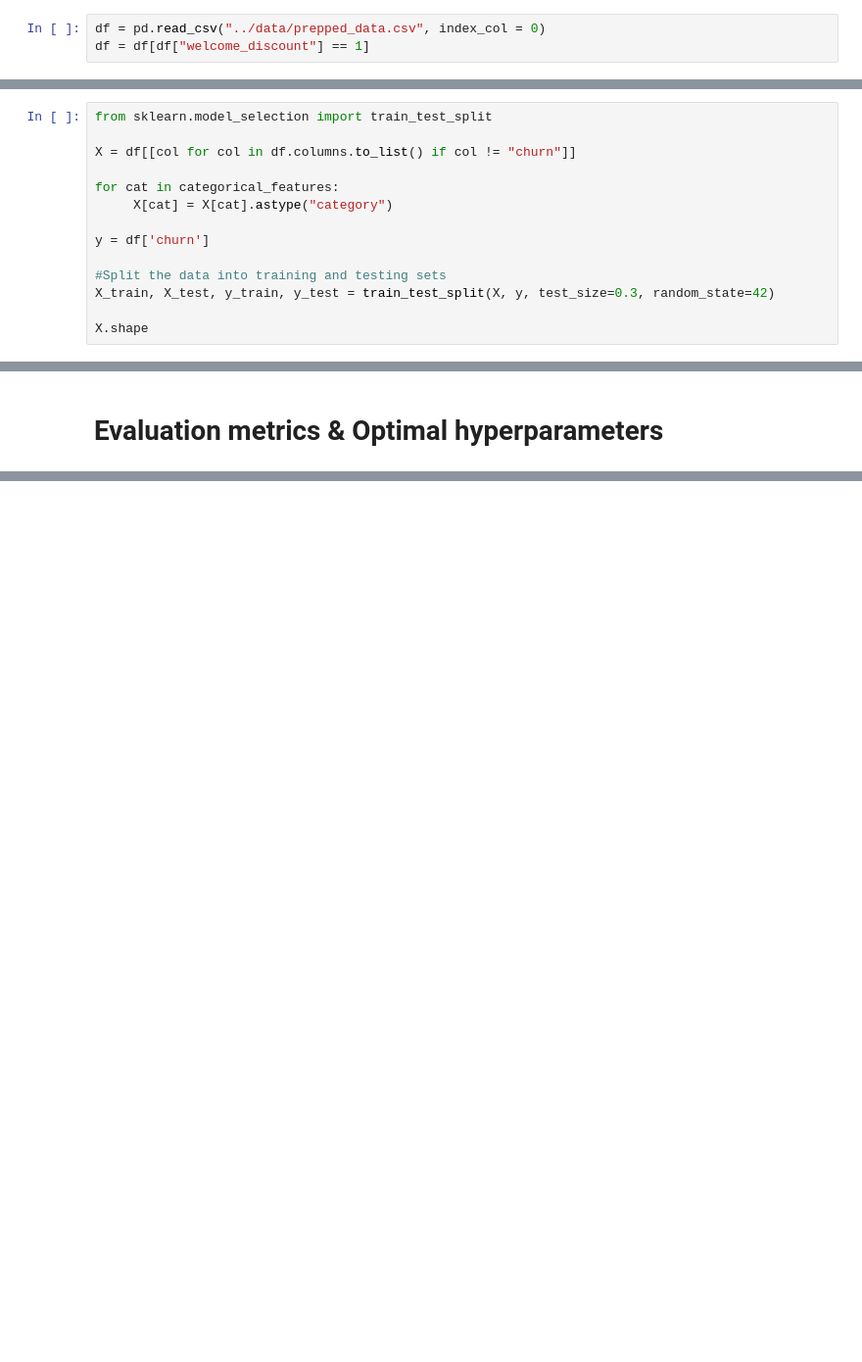
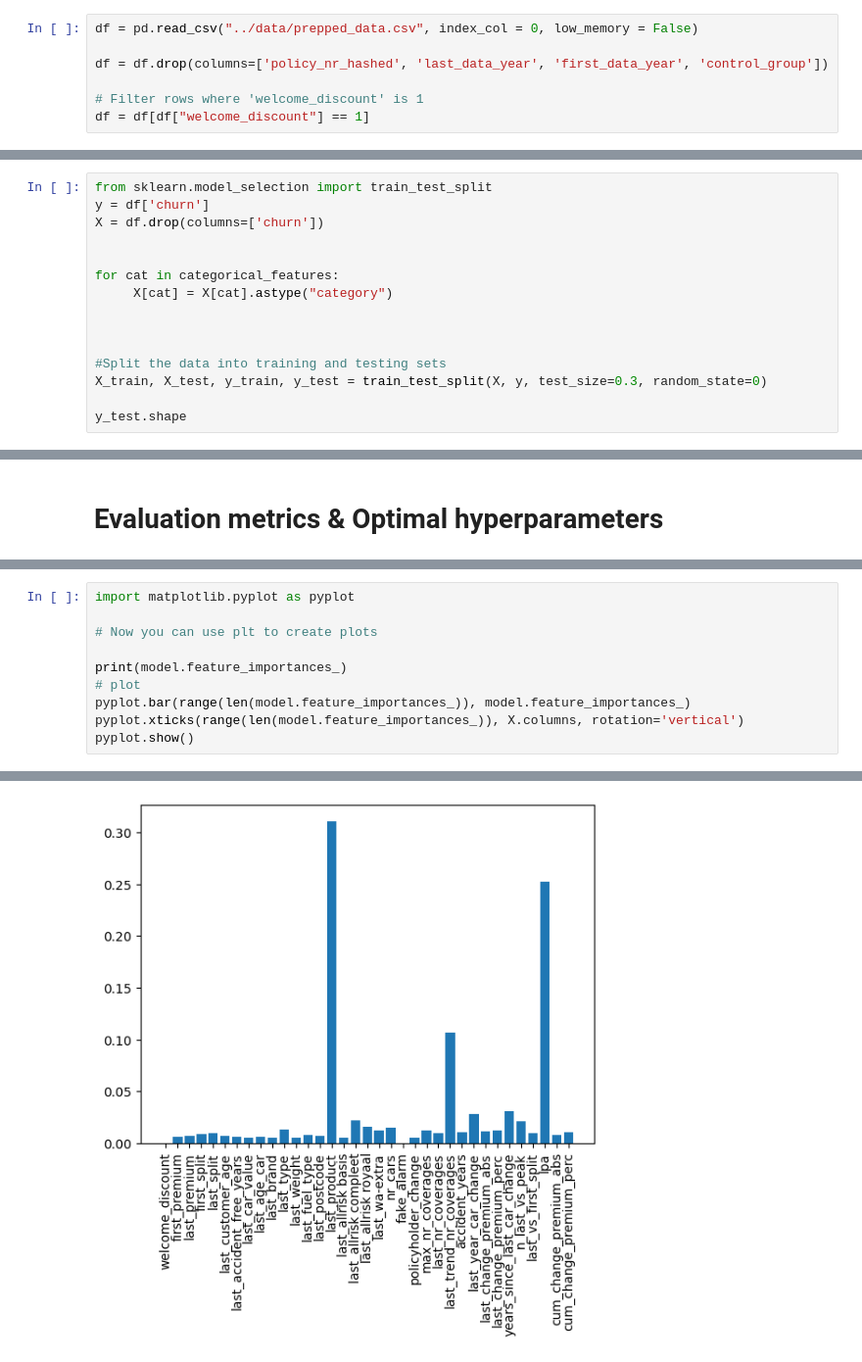
Before and after one commit to victormorizon/baqm-seminar-16, a Jupyter notebook: baseline/model_sten.ipynb, the cells around one changed output, grey strips where cells are left out. Shown at 98% size. Saved outputs shown, nothing was run; the diff lists cells and outputs as text; blank space fills up the shorter version.

```diff
--- a/baseline/model_sten.ipynb
+++ b/baseline/model_sten.ipynb
@@ -8,7 +8,11 @@ import matplotlib.pyplot as plt
 import seaborn as sns
 import tqdm
 # %%
-df = pd.read_csv("../data/prepped_data.csv", index_col = 0)
+df = pd.read_csv("../data/prepped_data.csv", index_col = 0, low_memory = False)
+
+df = df.drop(columns=['policy_nr_hashed', 'last_data_year', 'first_data_year', 'control_group'])
+
+# Filter rows where 'welcome_discount' is 1
 df = df[df["welcome_discount"] == 1]
 # %% [markdown]
 # Feature type identification
@@ -44,16 +52,17 @@ Continuous Features: ['welcome_discount', 'first_premium', 'last_premium', 'firs
 # Splitting Train/Test
 # %%
 from sklearn.model_selection import train_test_split
+y = df['churn']
+X = df.drop(columns=['churn'])
 
-X = df[[col for col in df.columns.to_list() if col != "churn"]]
 
 for cat in categorical_features:
      X[cat] = X[cat].astype("category")
 
-y = df['churn']
+
 
 #Split the data into training and testing sets
-X_train, X_test, y_train, y_test = train_test_split(X, y, test_size=0.3, random_state=42)
+X_train, X_test, y_train, y_test = train_test_split(X, y, test_size=0.3, random_state=0)
 
-X.shape
+y_test.shape
 # %% [output]
@@ -197,0 +209,11 @@ F1 Score: 0.4530612244897959
+# %%
+import matplotlib.pyplot as pyplot
+
+# Now you can use plt to create plots
+
+print(model.feature_importances_)
+# plot
+pyplot.bar(range(len(model.feature_importances_)), model.feature_importances_)
+pyplot.xticks(range(len(model.feature_importances_)), X.columns, rotation='vertical')
+pyplot.show()
+# %% [output]
@@ -197,0 +226 @@ F1 Score: 0.4530612244897959
+[figure, added]
```
Also changed, not shown: parts of 9 cells of this notebook, 3 other files.
